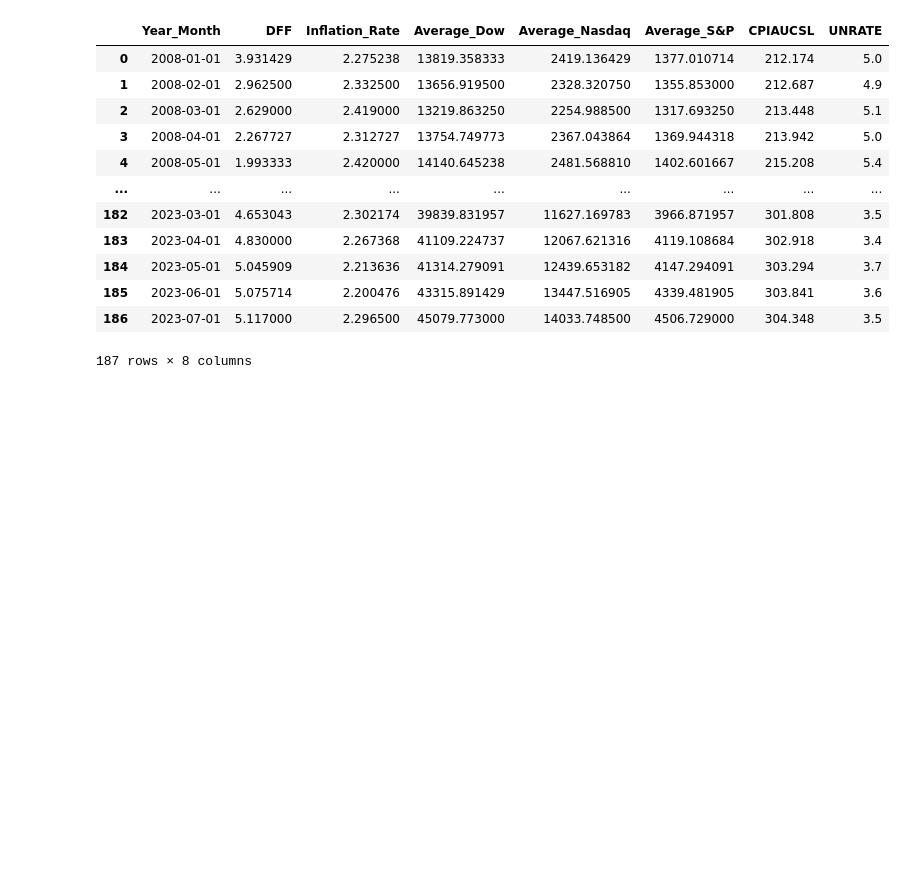
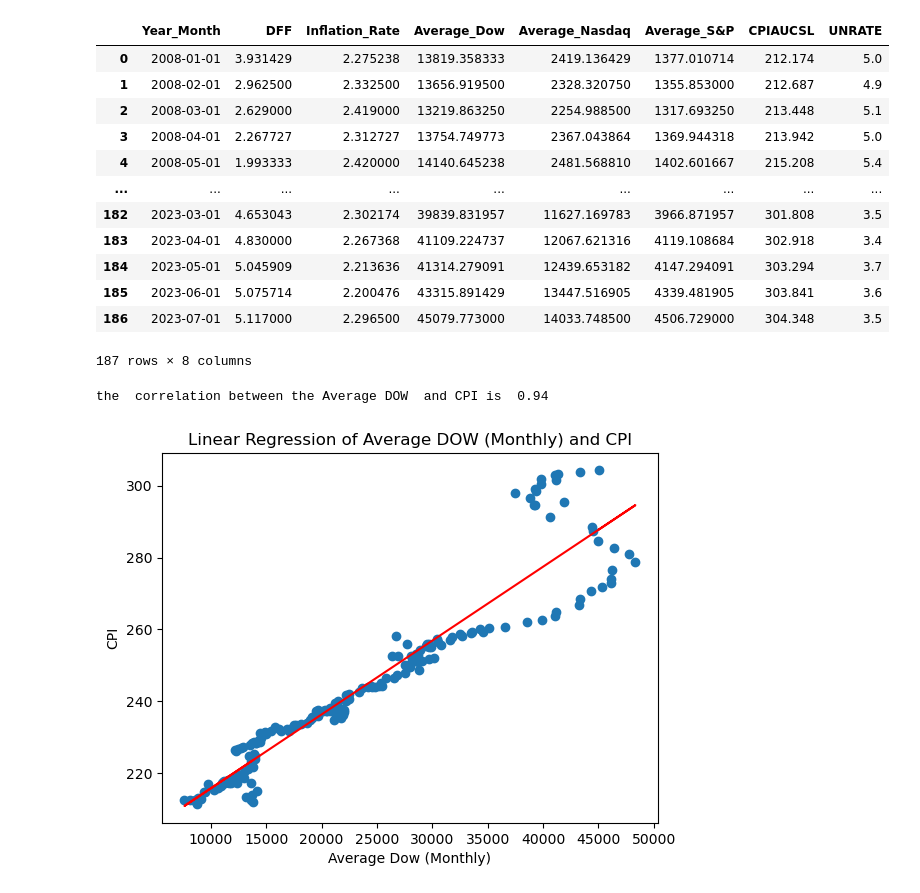
Before and after one commit to chernika81/Macroeconomic-Indicators-and-Index-Correlation, a Jupyter notebook: Draft/Maura/addingothermacro.ipynb, the cells around one changed output. Drawn from its saved outputs; the diff is of its cells as text; code cells hidden in the pictures; blank space fills up the shorter version.

```diff
--- a/Draft/Maura/addingothermacro.ipynb
+++ b/Draft/Maura/addingothermacro.ipynb
@@ -174,3 +177,24 @@ indexmacro_monthly
 187 rows × 8 columns
 # %%
 indexmacro_monthly.to_csv("../../CleanedCSVs/Monthly_Macro_Indexes.csv")
+# %%
+import matplotlib.pyplot as plt
+import scipy.stats as st
+from scipy.stats import linregress
+x_axis= indexmacro_monthly['Average_Dow']
+y_axis=indexmacro_monthly['CPIAUCSL']
+print(f'the  correlation between the Average DOW  and CPI is  {round(st.pearsonr(x_axis,y_axis)[0],2)}')
+(slope,intercept,rvalue,pvalue,stderr)= linregress(x_axis,y_axis)
+regress_values = x_axis *slope + intercept
+line_eq='y=' + str(round(slope,2))+ 'x +' + str(round(intercept,2))
+plt.scatter(x_axis,y_axis)
+plt.plot(x_axis,regress_values,'r-')
+# plt.annotate(line_eq,(22,40),fontsize=15,color='red')
+plt.title("Linear Regression of Average DOW (Monthly) and CPI")
+plt.xlabel('Average Dow (Monthly)')
+plt.ylabel('CPI')
+plt.savefig("figures/AverageDowvsCPIpng")
+plt.show()
+# %% [output]
+the  correlation between the Average DOW  and CPI is  0.94
+[figure, added]
```
Also changed, not shown: parts of 8 cells of this notebook, 8 other files.
